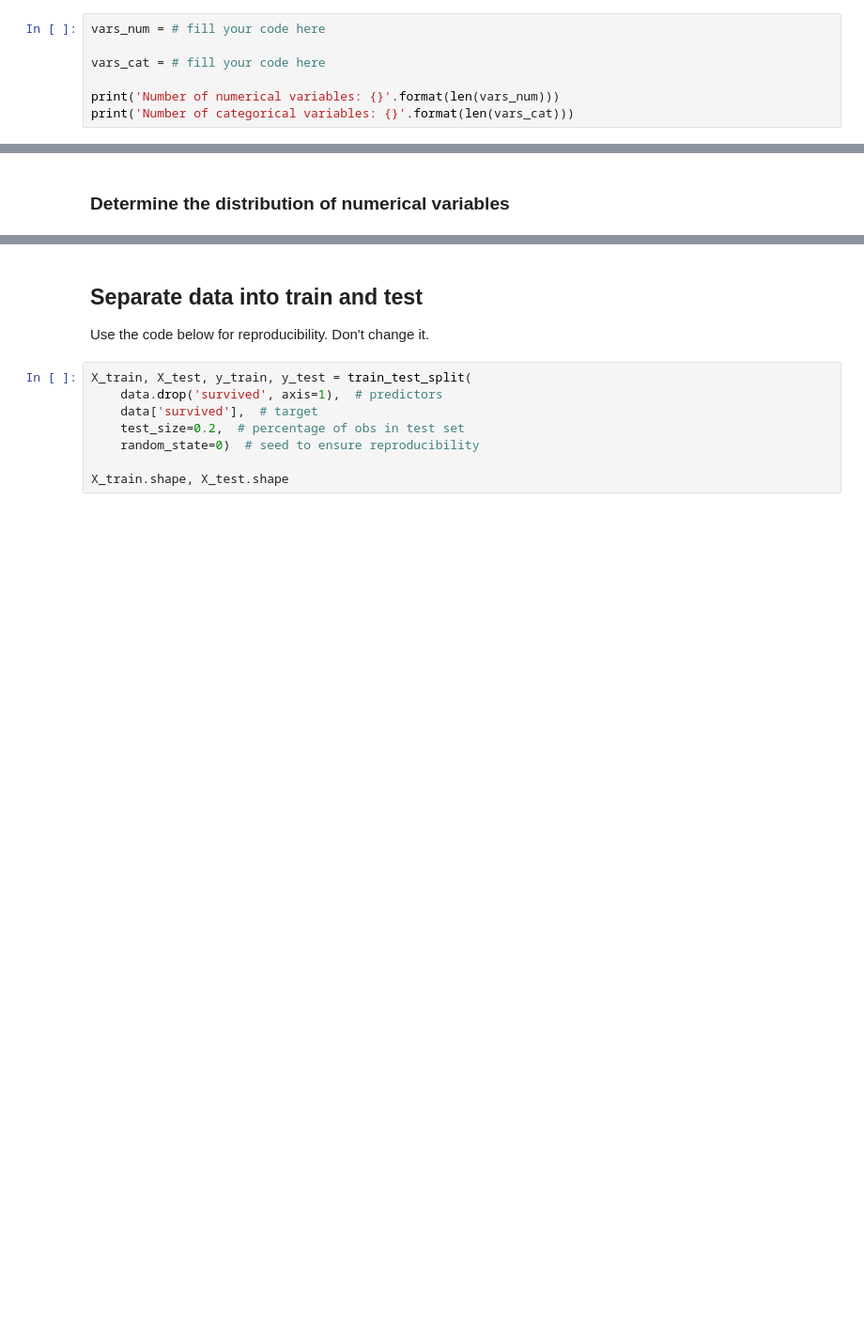
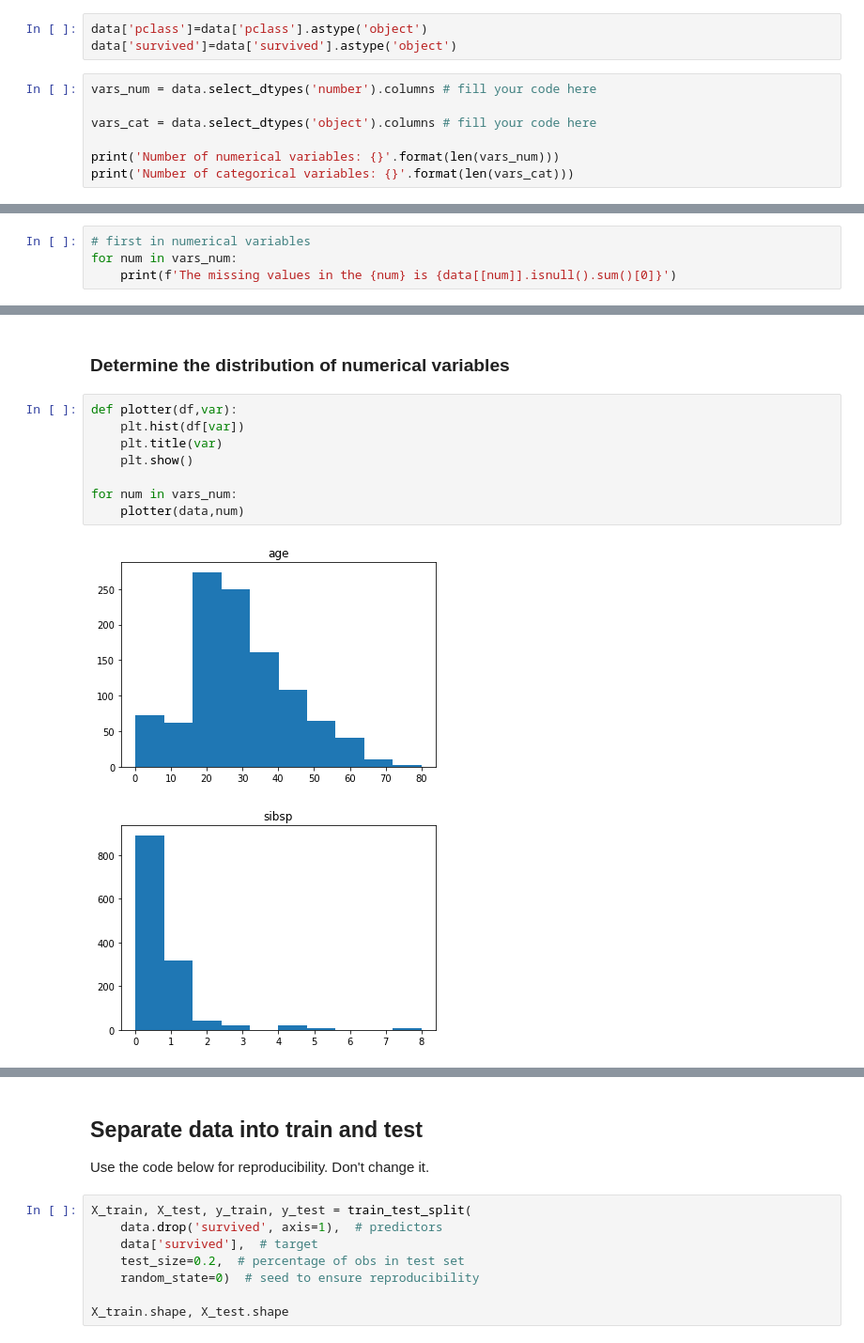
Before and after one commit to msaad1311/MLOps, a Jupyter notebook: Assignments/Assignment_1/Predicting-Survival-Titanic-Assignement.ipynb, the cells around one changed output, grey strips where cells are left out. Shown: that part at 94% size. Saved outputs shown, nothing was run; the diff lists cells and outputs as text; blank space fills up the shorter version.

```diff
--- a/Assignments/Assignment_1/Predicting-Survival-Titanic-Assignement.ipynb
+++ b/Assignments/Assignment_1/Predicting-Survival-Titanic-Assignement.ipynb
@@ -111,7 +130,10 @@ target = 'survived'
+# %%
+data['pclass']=data['pclass'].astype('object')
+data['survived']=data['survived'].astype('object')
 # %%
-vars_num = # fill your code here
+vars_num = data.select_dtypes('number').columns # fill your code here
 
-vars_cat = # fill your code here
+vars_cat = data.select_dtypes('object').columns # fill your code here
 
 print('Number of numerical variables: {}'.format(len(vars_num)))
 print('Number of categorical variables: {}'.format(len(vars_cat)))
@@ -123,0 +145,4 @@ print('Number of categorical variables: {}'.format(len(vars_cat)))
+# %%
+# first in numerical variables
+for num in vars_num:
+    print(f'The missing values in the {num} is {data[[num]].isnull().sum()[0]}')
@@ -126,2 +177,13 @@ print('Number of categorical variables: {}'.format(len(vars_cat)))
 # %% [markdown]
 ### Determine the distribution of numerical variables
+# %%
+def plotter(df,var):
+    plt.hist(df[var])
+    plt.title(var)
+    plt.show()
+
+for num in vars_num:
+    plotter(data,num)
+# %% [output]
+[figure, added]
+[figure, added]
```
Also changed, not shown: parts of 11 cells of this notebook, 1 other file.
